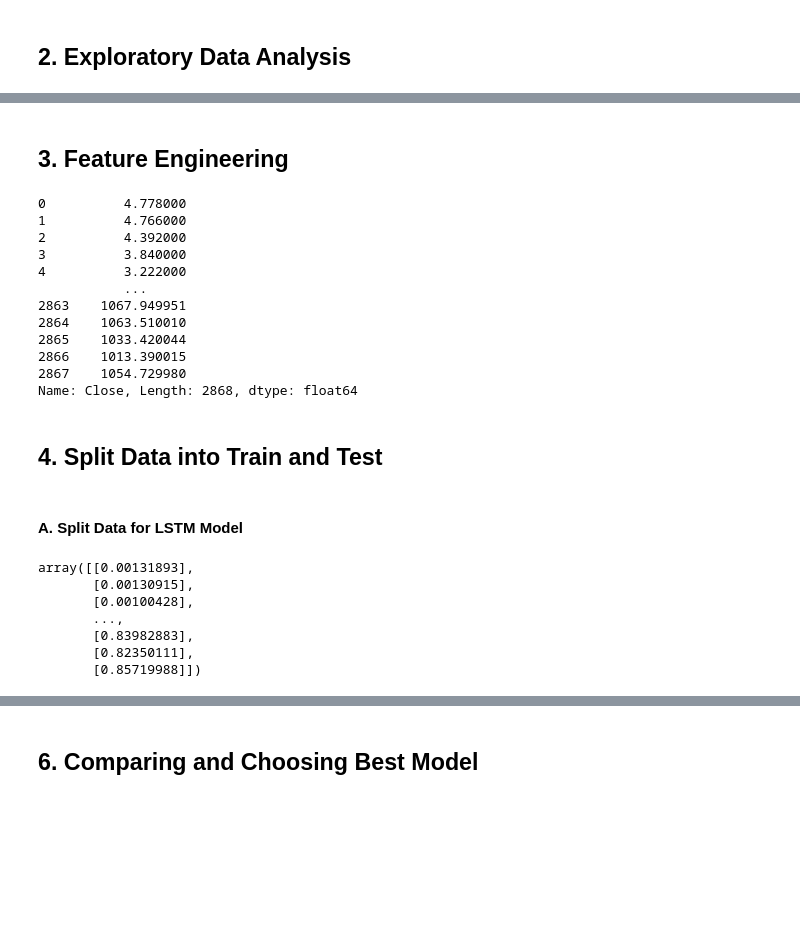
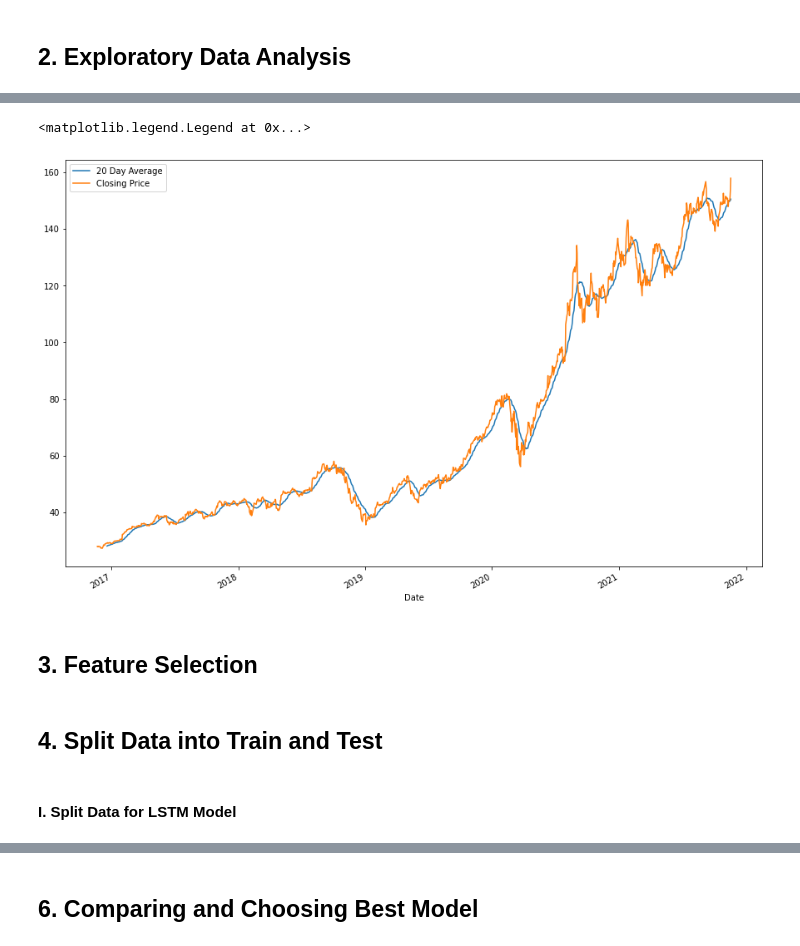
Before and after one commit to anjanshrestha123/Technical-Analysis-For-Stock-Price-Prediction, a Jupyter notebook: technical_analysis_for_stock_price_prediction.ipynb, the cells around one changed output, grey strips where cells are left out. Cells and saved outputs as stored; diff of their text form; code cells hidden in the pictures; blank space fills up the shorter version.

```diff
--- a/technical_analysis_for_stock_price_prediction.ipynb
+++ b/technical_analysis_for_stock_price_prediction.ipynb
@@ -117,36 +83,20 @@ df.plot(y=[CLOSE],figsize=(15,10), ylabel='Stock Price')
+# %%
+# Plotting moving average of last 5 years
+plt.figure(figsize=(15,10))
+df = extract_raw_data(NUMBER_OF_YEARS_TO_FETCH_PRICE_DATA[0])
+df[CLOSE].rolling(window=20).mean().plot(label='20 Day Average')
+df[CLOSE].plot(label='Closing Price')
+plt.legend()
+# %% [output]
+<matplotlib.legend.Legend at 0x...>
+[figure, added]
 # %% [markdown]
-## 3. Feature Engineering ##
+## 3. Feature Selection ##
 # %%
-# Extracting Stock Closing Price as a Feature from Dataframe
-model_df = df.reset_index()[CLOSE]
-model_df
+# Function to extract Stock Closing Price as a Feature from Dataframe
+def select_features(df):
+    return df.reset_index()[CLOSE]
-# %% [output]
-0          4.778000
-1          4.766000
-2          4.392000
-3          3.840000
-4          3.222000
-           ...
-2863    1067.949951
-2864    1063.510010
-2865    1033.420044
-2866    1013.390015
-2867    1054.729980
-Name: Close, Length: 2868, dtype: float64
 # %% [markdown]
 ## 4. Split Data into Train and Test ##
 # %% [markdown]
-#### A. Split Data for LSTM Model ####
+#### I. Split Data for LSTM Model ####
-# %%
-# Tranforming value to 0-1 since lstm are sensitive to the scale of the data
-scaler = MinMaxScaler(feature_range=(0,1))
-model_df_lstm = scaler.fit_transform(np.array(model_df).reshape(-1,1))
-model_df_lstm
-# %% [output]
-array([[0.00131893],
-       [0.00130915],
-       [0.00100428],
-       ...,
-       [0.83982883],
-       [0.82350111],
-       [0.85719988]])
```
Also changed, not shown: parts of 83 cells of this notebook.
